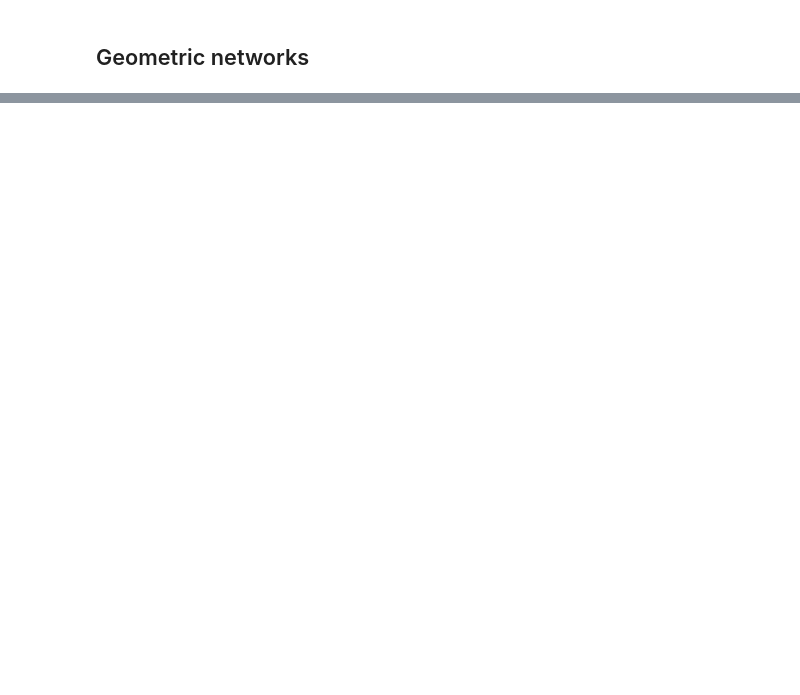
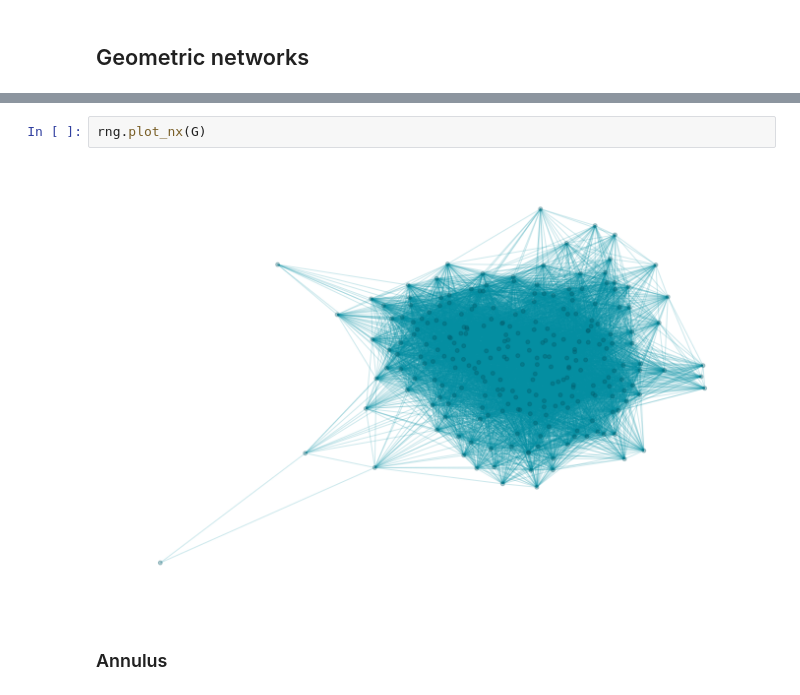
Before and after one commit to ClusterDuck123/ringity, a Jupyter notebook: doc/notebooks/paper_figures/exploring_different_metric_structures.ipynb, the cells around one changed output, grey strips where cells are left out. Drawn from its saved outputs; the diff is of its cells as text; blank space fills up the shorter version.

```diff
--- a/doc/notebooks/paper_figures/exploring_different_metric_structures.ipynb
+++ b/doc/notebooks/paper_figures/exploring_different_metric_structures.ipynb
@@ -12,2 +138,8 @@ import ringity.generators.geometric_networks as rgeom
+# %%
+rng.plot_nx(G)
+# %% [output]
+[figure, added]
+# %% [markdown]
+### Annulus
 # %%
 N = 2**8
```
Also changed, not shown: parts of 26 cells of this notebook, 16 other files.
